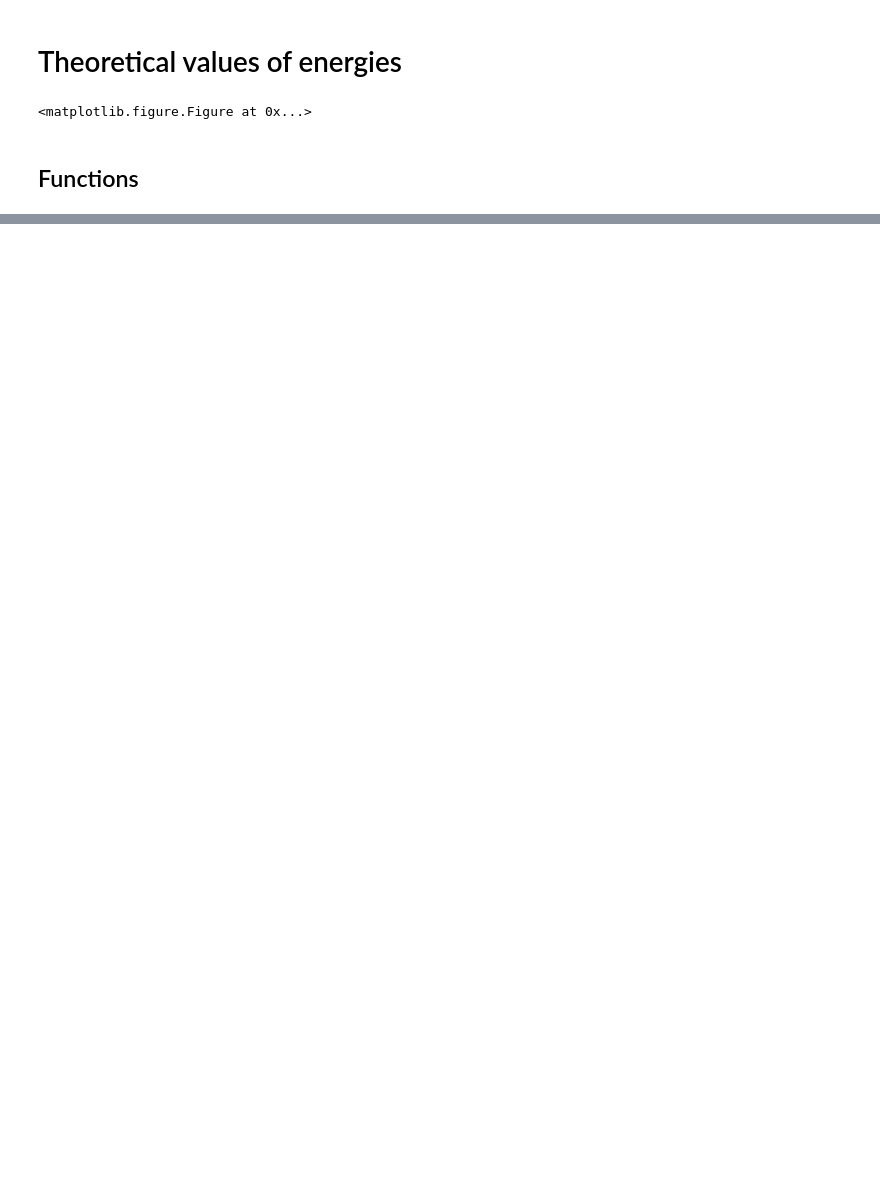
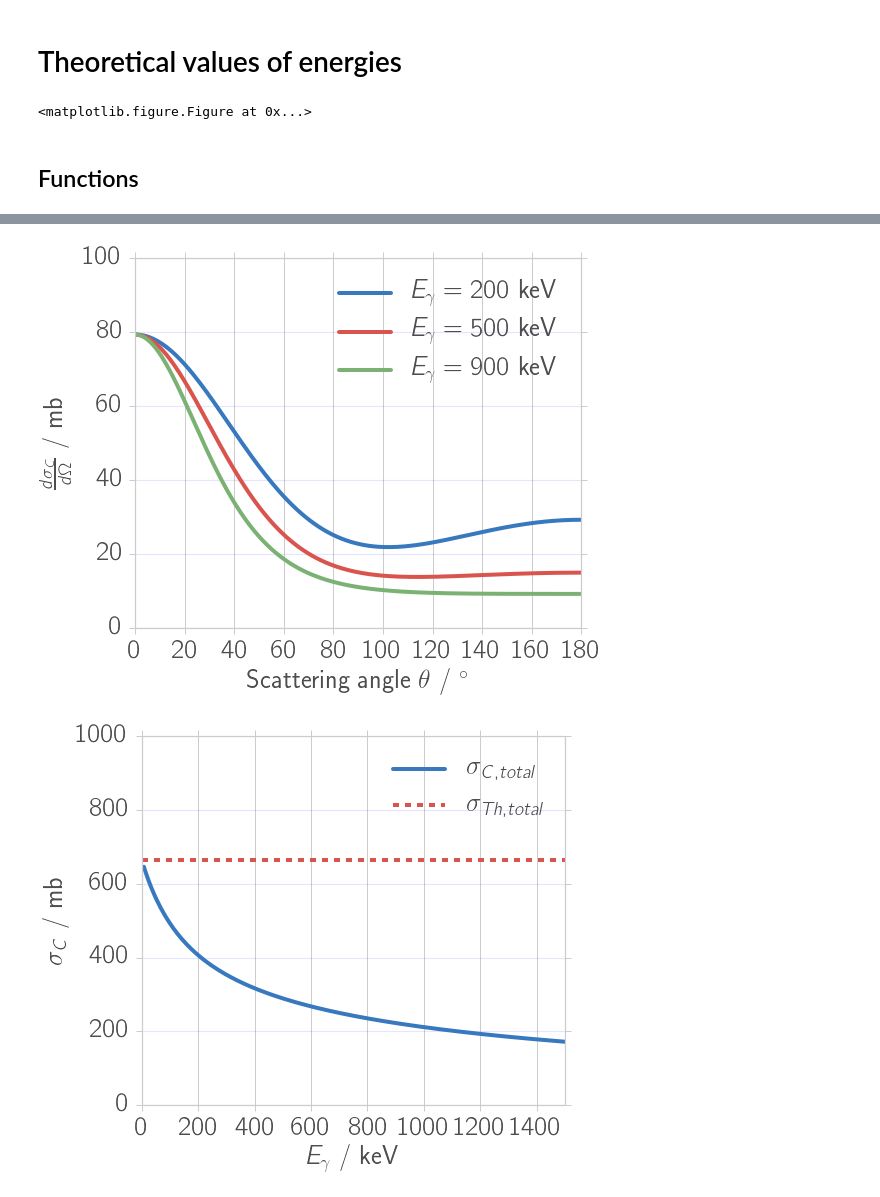
Before and after one commit to Bondzio/fp, a Jupyter notebook: compton/analysis/theory.ipynb, the cells around one changed output, grey strips where cells are left out. Saved outputs shown, nothing was run; the diff lists cells and outputs as text; code cells hidden in the pictures; blank space fills up the shorter version.

```diff
--- a/compton/analysis/theory.ipynb
+++ b/compton/analysis/theory.ipynb
@@ -135,0 +141,66 @@ if save_fig:
+# %%
+def dsdo(E_gamma, theta_deg):
+    #Klein-Nishina differential cross section
+    theta = theta_deg * np.pi / 180
+    alpha = pc["fine-structure constant"][0] # fine struc. const.
+    lamb_C = pc["Compton wavelength"][0] # Compton wavelength in m
+    rho = 1 + E_red(E_gamma) * (1 - np.cos(theta)) # = E_gamma / E_photon
+    A = (alpha * lamb_C / np.pi)**2 / 8 * 10**31 # in mb
+    return A / rho**2 * (rho + 1 / rho - np.sin(theta)**2)
+
+def total_cs(E_gamma):
+    alpha = pc["fine-structure constant"][0] # fine struc. const.
+    lamb_C = pc["Compton wavelength"][0] # Compton wavelength in m
+    a = E_red(E_gamma)
+    A = (alpha * lamb_C / a)**2 / (2 * np.pi) * 10**31 # in mb
+    return A * ((2 + a*(1 + a) * (8 + a))/(1 + 2*a)**2 + ((a - 1)**2 - 3)/(2*a) * np.log(1 + 2*a))
+
+theta = np.linspace(0, 180, 200)
+E_gammas = [200, 500, 900] # keV
+
+# Plotting
+fig2, ax2 = plt.subplots(1,1, figsize=(8.5, 7))
+fixticks(ax2)
+if not save_fig:
+    fig2.suptitle("Differential cross section of Compton scattering (Klein Nishina formula)")
+for i, E_gamma in enumerate(E_gammas):
+    ax2.plot(theta, dsdo(E_gamma, theta), '-', c=colors[i],
+             label='$E_\gamma = %i$ keV'%E_gamma)
+ax2.set_xlabel("Scattering angle $\\theta$ / $^\circ$")
+ax2.set_ylabel("$\\frac{\\text{d} \sigma_\\text{C}}{\\text{d} \Omega}$ / mb")
+ax2.set_xlim(0, 180)
+ax2.set_ylim(0, 100)
+ax2.legend(loc='best',markerscale = 2)
+ax2.grid(True)
+ax2.yaxis.grid(True,'minor',linewidth=0.5,color = "blue", alpha = 0.1)
+ax2.yaxis.grid(True,'major',linewidth=1.2, color = "blue", alpha = 0.1)
+ax2.xaxis.grid(True)
+
+E_gamma_all = np.linspace(0, 1.5e3, 200)
+cs_thomson = 665.2
+fig3, ax3 = plt.subplots(1,1, figsize=(8, 7))
+fixticks(ax3)
+if not save_fig:
+    fig3.suptitle("Total cross section of Compton scattering")
+ax3.plot(E_gamma_all, total_cs(E_gamma_all), '-', c=colors[0], label='\sigma_\\text{C, total}')
+ax3.plot([0, 1500], [cs_thomson]*2, '--', c=colors[1], label='\sigma_\\text{Th, total}')
+ax3.set_xlabel("$E_\gamma$ / keV")
+ax3.set_ylabel("$\sigma_\\text{C}$ / mb")
+ax3.set_xlim(0, 1.5e3)
+ax3.set_ylim(0, 1000)
+ax3.legend(loc='best',markerscale = 2)
+ax3.grid(True)
+ax3.yaxis.grid(True,'minor',linewidth=0.5,color = "blue", alpha = 0.1)
+ax3.yaxis.grid(True,'major',linewidth=1.2, color = "blue", alpha = 0.1)
+ax3.xaxis.grid(True)
+
+if save_fig:
+    file_name = "theory_diff_cs"
+    fig2.savefig(fig_dir + file_name + ".pdf")
+    fig2.savefig(fig_dir + file_name + ".png")
+    file_name = "theory_total_cs"
+    fig3.savefig(fig_dir + file_name + ".pdf")
+    fig3.savefig(fig_dir + file_name + ".png")
+# %% [output]
+[figure, added]
+[figure, added]
```
Also changed, not shown: parts of 5 cells of this notebook, 14 other files.
